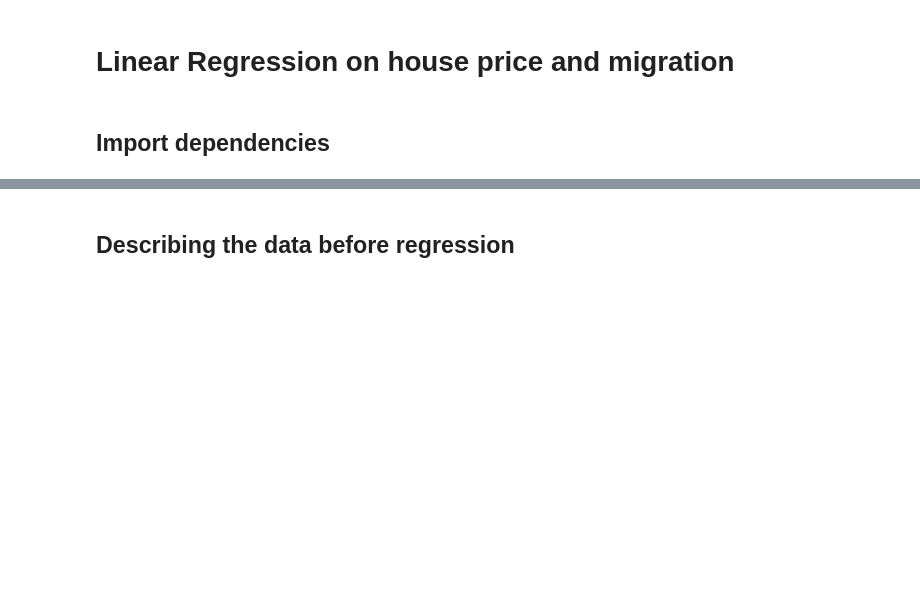
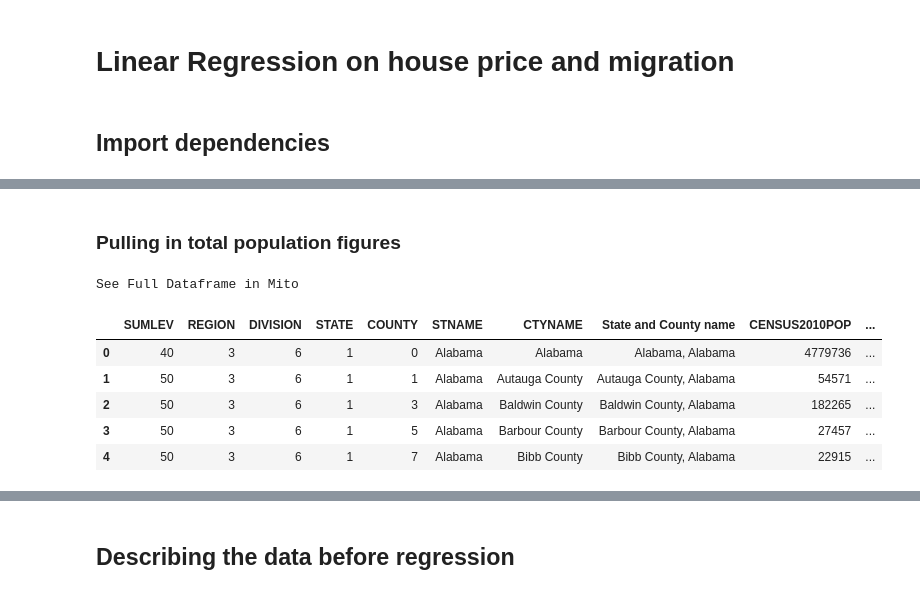
Before and after one commit to Bhargavi-ng/Migration_and_Housing, a Jupyter notebook: linear_regression_HPI_vs_pop.ipynb, the cells around one changed output, grey strips where cells are left out. Drawn from its saved outputs; the diff is of its cells as text; code cells hidden in the pictures; blank space fills up the shorter version.

```diff
--- a/linear_regression_HPI_vs_pop.ipynb
+++ b/linear_regression_HPI_vs_pop.ipynb
@@ -53,0 +142,14 @@ df_XY = df_XY.dropna()
+# %% [markdown]
+### Pulling in total population figures
+# %%
+# load total county population data into dataframe
+county_pop_df = pd.read_csv('Resources/County_population_totals_2010_2019_co-est2019-alldata.csv',encoding = "ISO-8859-1")
+county_pop_df.head()
+# %% [output]
+See Full Dataframe in Mito
+|  | SUMLEV | REGION | DIVISION | STATE | COUNTY | STNAME | CTYNAME | State and County name | CENSUS2010POP | ... |
+| 0 | 40 | 3 | 6 | 1 | 0 | Alabama | Alabama | Alabama, Alabama | 4779736 | ... |
+| 1 | 50 | 3 | 6 | 1 | 1 | Alabama | Autauga County | Autauga County, Alabama | 54571 | ... |
+| 2 | 50 | 3 | 6 | 1 | 3 | Alabama | Baldwin County | Baldwin County, Alabama | 182265 | ... |
+| 3 | 50 | 3 | 6 | 1 | 5 | Alabama | Barbour County | Barbour County, Alabama | 27457 | ... |
+| 4 | 50 | 3 | 6 | 1 | 7 | Alabama | Bibb County | Bibb County, Alabama | 22915 | ... |
```
Also changed, not shown: parts of 30 cells of this notebook.
